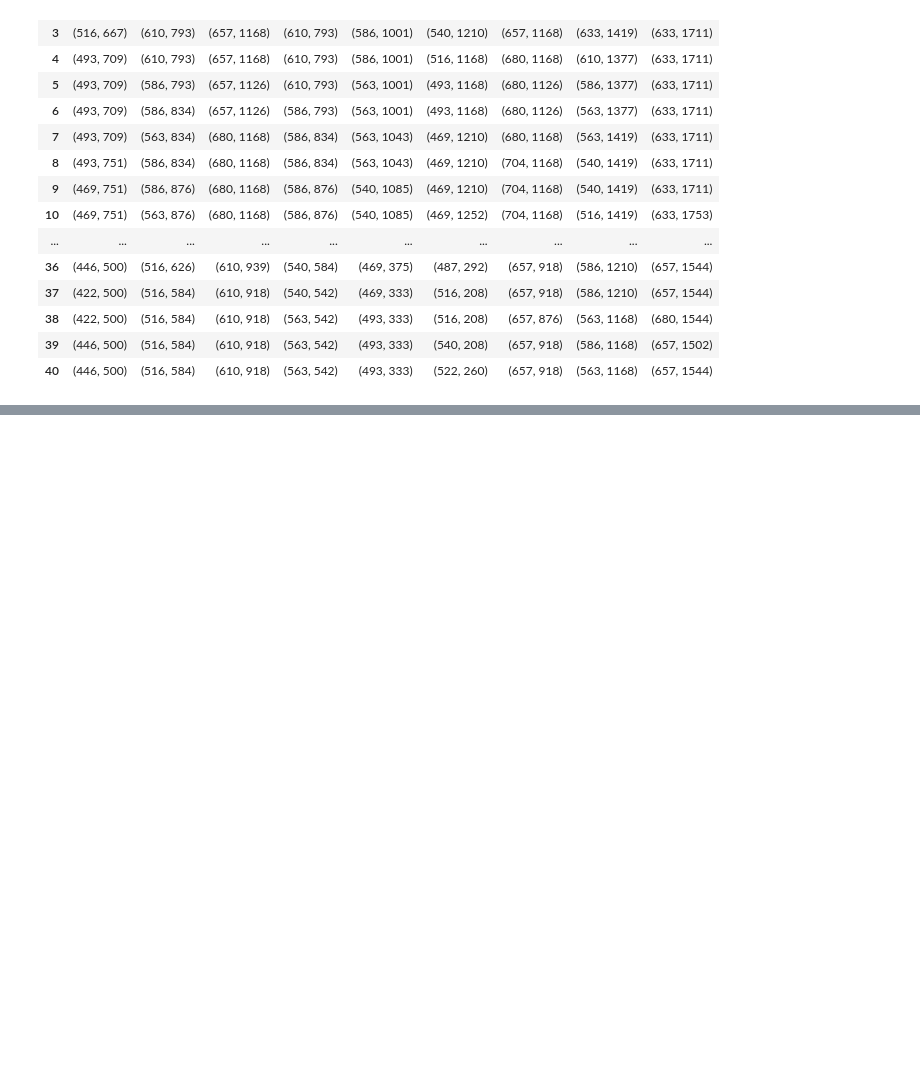
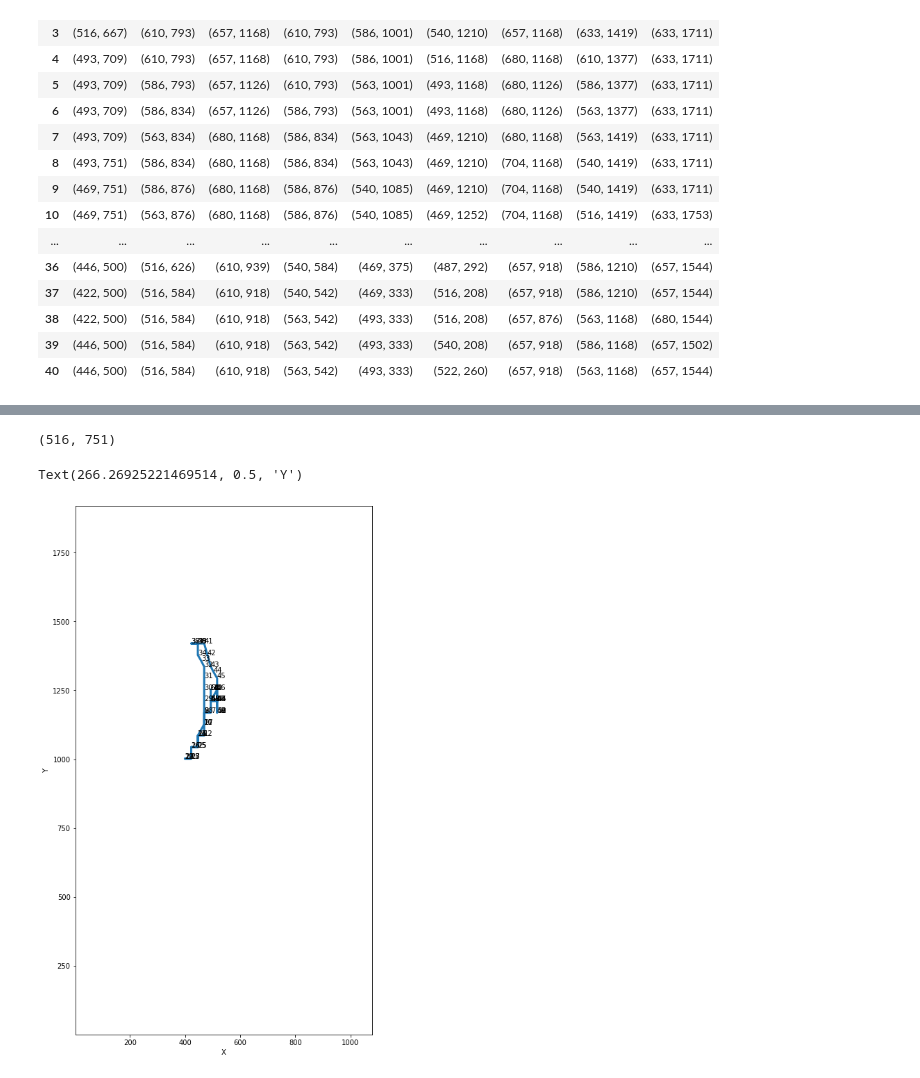
Before and after one commit to 2gauravc/w_yrs_poc1, a Jupyter notebook: code/trial_1_videos.ipynb, the cells around one changed output, grey strips where cells are left out. Saved outputs shown, nothing was run; the diff lists cells and outputs as text; code cells hidden in the pictures; blank space fills up the shorter version.

```diff
--- a/code/trial_1_videos.ipynb
+++ b/code/trial_1_videos.ipynb
@@ -767,0 +836,36 @@ Wall time: 6.45 s
+# %%
+df_imputed[0].max()
+# %% [output]
+(516, 751)
+# %%
+df_x = []
+df_y = []
+
+for points in df_imputed.loc[:, 0]:
+    if points != None:
+        x, y = points
+        y = frame_height - y
+    else:
+        x = None
+        y = None
+    df_x.append(x)
+    df_y.append(y)
+
+plt.figure(figsize=(14,14))
+
+plt.plot(df_x, df_y, linewidth=3)
+plt.xlim([1, 1080])
+plt.ylim([1, 1920])
+
+for i in range(len(df_imputed)):
+    if df_x[i]!=None:
+        plt.text(x=df_x[i], y=df_y[i], s=str(i))
+
+plt.gca().set_aspect('equal', adjustable='box')
+plt.draw()
+
+plt.xlabel("X")
+plt.ylabel("Y")
+# %% [output]
+Text(266.26925221469514, 0.5, 'Y')
+[figure, added]
```
Also changed, not shown: parts of 24 cells of this notebook.
